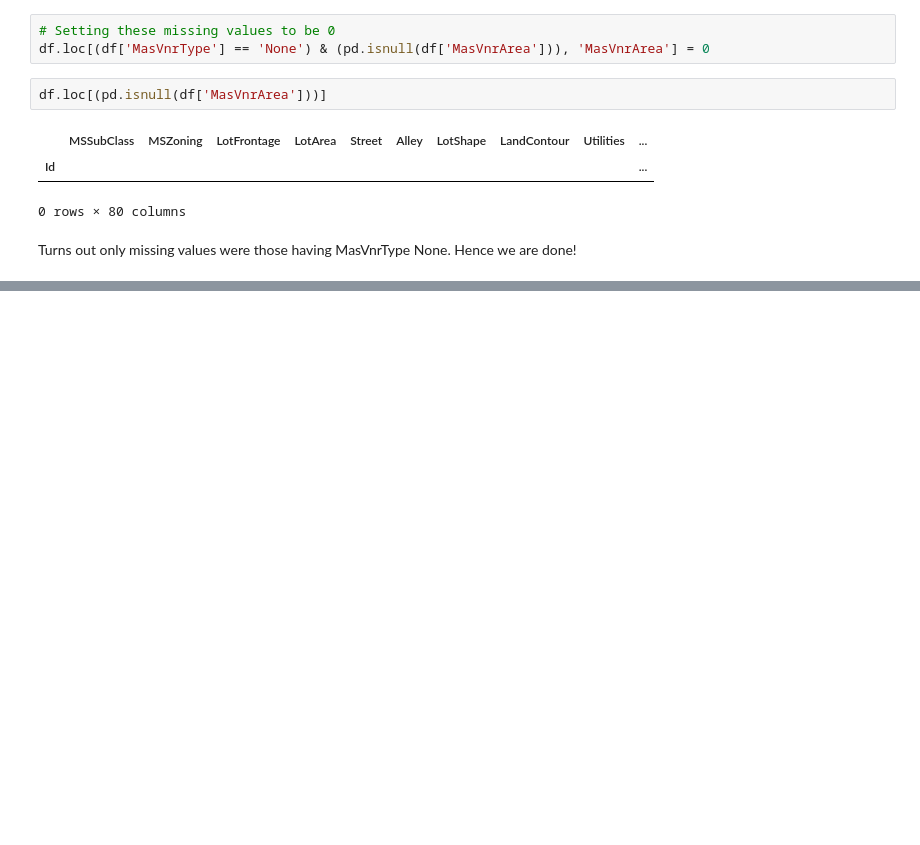
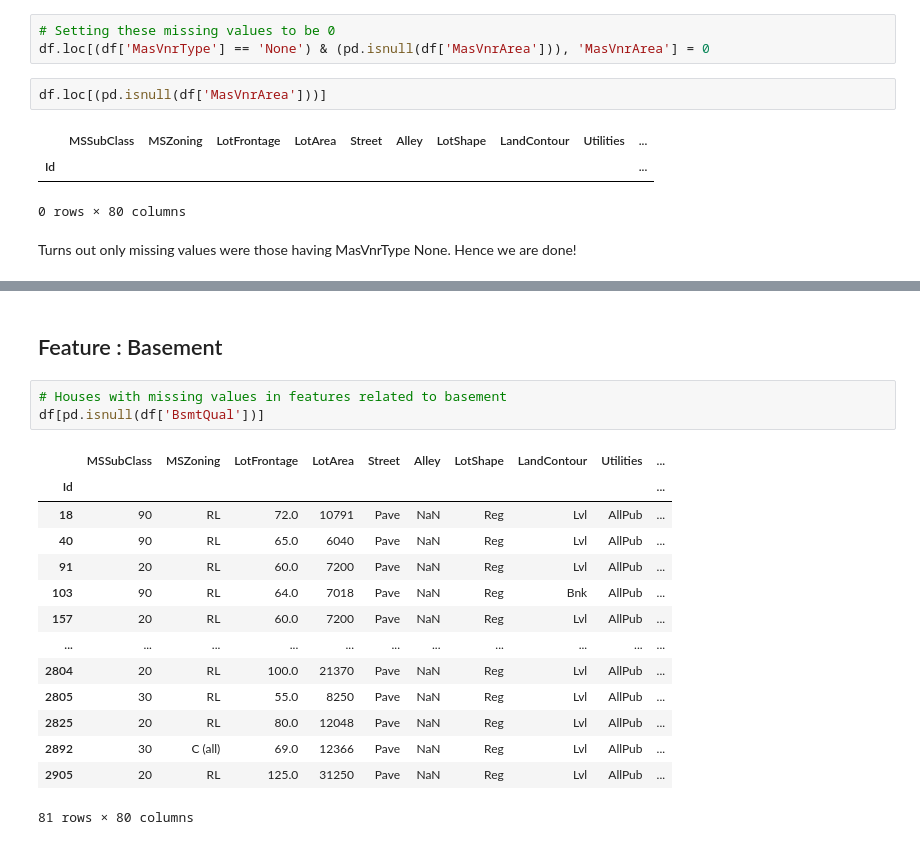
Before and after one commit to AnirudhAchal/Housing-Prices, a Jupyter notebook: Notebooks/Housing Prices .ipynb, the cells around one changed output, grey strips where cells are left out. Saved outputs shown, nothing was run; the diff lists cells and outputs as text; blank space fills up the shorter version.

```diff
--- a/Notebooks/Housing Prices .ipynb
+++ b/Notebooks/Housing Prices .ipynb
@@ -1004,0 +1034,20 @@ df['MasVnrArea']
+# %% [markdown]
+## Feature : Basement
+# %%
+# Houses with missing values in features related to basement
+df[pd.isnull(df['BsmtQual'])]
+# %% [output]
+|  | MSSubClass | MSZoning | LotFrontage | LotArea | Street | Alley | LotShape | LandContour | Utilities | ... |
+| Id |  |  |  |  |  |  |  |  |  | ... |
+| 18 | 90 | RL | 72.0 | 10791 | Pave | NaN | Reg | Lvl | AllPub | ... |
+| 40 | 90 | RL | 65.0 | 6040 | Pave | NaN | Reg | Lvl | AllPub | ... |
+| 91 | 20 | RL | 60.0 | 7200 | Pave | NaN | Reg | Lvl | AllPub | ... |
+| 103 | 90 | RL | 64.0 | 7018 | Pave | NaN | Reg | Bnk | AllPub | ... |
+| 157 | 20 | RL | 60.0 | 7200 | Pave | NaN | Reg | Lvl | AllPub | ... |
+| ... | ... | ... | ... | ... | ... | ... | ... | ... | ... | ... |
+| 2804 | 20 | RL | 100.0 | 21370 | Pave | NaN | Reg | Lvl | AllPub | ... |
+| 2805 | 30 | RL | 55.0 | 8250 | Pave | NaN | Reg | Lvl | AllPub | ... |
+| 2825 | 20 | RL | 80.0 | 12048 | Pave | NaN | Reg | Lvl | AllPub | ... |
+| 2892 | 30 | C (all) | 69.0 | 12366 | Pave | NaN | Reg | Lvl | AllPub | ... |
+| 2905 | 20 | RL | 125.0 | 31250 | Pave | NaN | Reg | Lvl | AllPub | ... |
+81 rows × 80 columns
```
Also changed, not shown: parts of 28 cells of this notebook.
